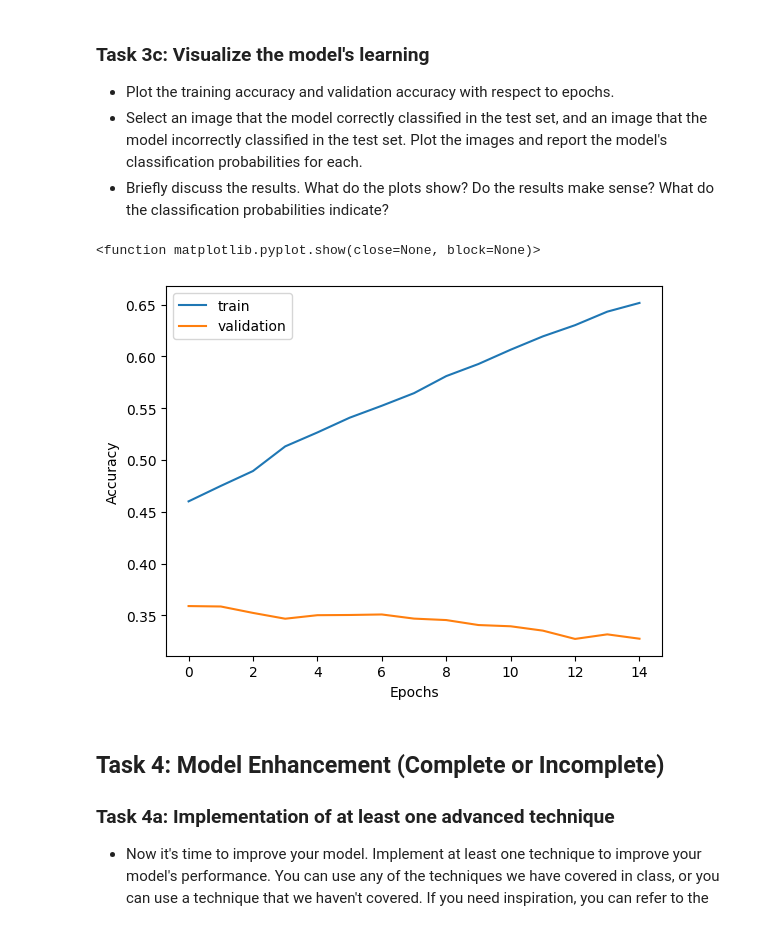
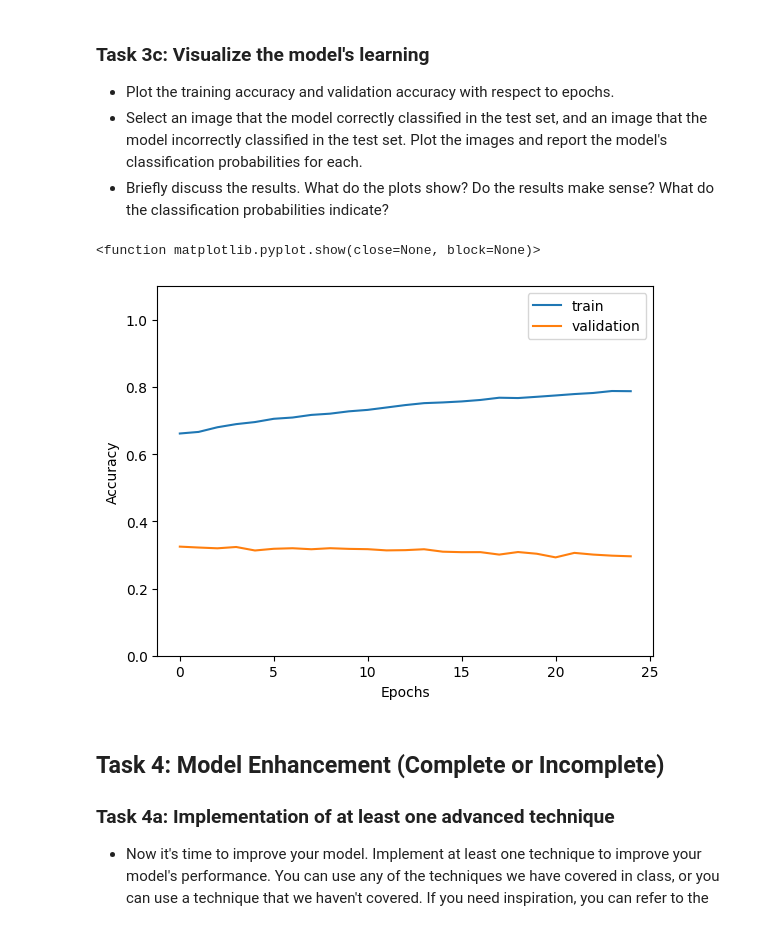
Before and after one commit to darshan-kale-dsi/deep_learning, a Jupyter notebook: 02_activities/assignments/assignment_1.ipynb, the cells around one changed output. Cells and saved outputs as stored; diff of their text form; code cells hidden in the pictures.

```diff
--- a/02_activities/assignments/assignment_1.ipynb
+++ b/02_activities/assignments/assignment_1.ipynb
@@ -211,7 +211,7 @@ model.compile(
 history = model.fit(
     x_train, # Training data
     y_train, # Training labels
-    epochs=20, # Number of epochs
+    epochs=25, # Number of epochs
     batch_size=32, # Number of samples per batch
     validation_data=(x_val, y_val) # Validation data
 )
@@ -266,14 +280,15 @@ Recall: 0.33
 # %%
 import matplotlib.pyplot as plt
 plt.plot(history.history['accuracy'], label='train')
 plt.plot(history.history['val_accuracy'], label='validation')
+plt.ylim(0, 1.1)
 plt.xlabel('Epochs')
 plt.ylabel('Accuracy')
 plt.legend(loc='best')
 plt.show
 # %% [output]
 <function matplotlib.pyplot.show(close=None, block=None)>
-[figure, old version]
+[figure, new version]
 # %% [markdown]
 ## Task 4: Model Enhancement (Complete or Incomplete)
 ### Task 4a: Implementation of at least one advanced technique
```
Also changed, not shown: parts of 5 cells of this notebook.
